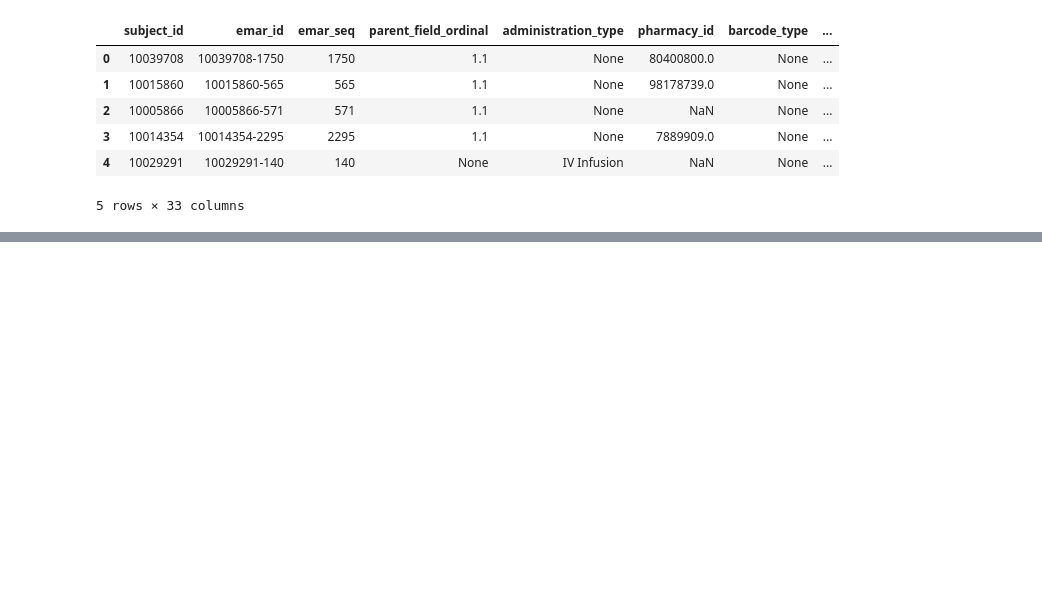
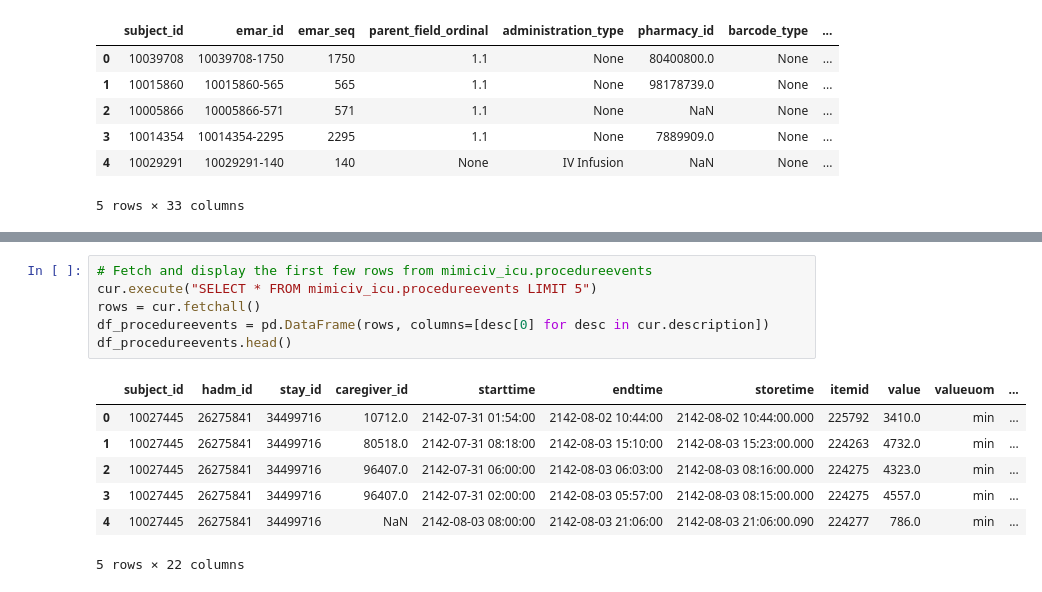
Before and after one commit to giulioelmi/AI-transfer, a Jupyter notebook: mimiciv.ipynb, the cells around one changed output, grey strips where cells are left out. Cells and saved outputs as stored; diff of their text form; blank space fills up the shorter version.

```diff
--- a/mimiciv.ipynb
+++ b/mimiciv.ipynb
@@ -81,0 +107,14 @@ df_emar_detail.head()
+# %%
+# Fetch and display the first few rows from mimiciv_icu.procedureevents
+cur.execute("SELECT * FROM mimiciv_icu.procedureevents LIMIT 5")
+rows = cur.fetchall()
+df_procedureevents = pd.DataFrame(rows, columns=[desc[0] for desc in cur.description])
+df_procedureevents.head()
+# %% [output]
+|  | subject_id | hadm_id | stay_id | caregiver_id | starttime | endtime | storetime | itemid | value | valueuom | ... |
+| 0 | 10027445 | 26275841 | 34499716 | 10712.0 | 2142-07-31 01:54:00 | 2142-08-02 10:44:00 | 2142-08-02 10:44:00.000 | 225792 | 3410.0 | min | ... |
+| 1 | 10027445 | 26275841 | 34499716 | 80518.0 | 2142-07-31 08:18:00 | 2142-08-03 15:10:00 | 2142-08-03 15:23:00.000 | 224263 | 4732.0 | min | ... |
+| 2 | 10027445 | 26275841 | 34499716 | 96407.0 | 2142-07-31 06:00:00 | 2142-08-03 06:03:00 | 2142-08-03 08:16:00.000 | 224275 | 4323.0 | min | ... |
+| 3 | 10027445 | 26275841 | 34499716 | 96407.0 | 2142-07-31 02:00:00 | 2142-08-03 05:57:00 | 2142-08-03 08:15:00.000 | 224275 | 4557.0 | min | ... |
+| 4 | 10027445 | 26275841 | 34499716 | NaN | 2142-08-03 08:00:00 | 2142-08-03 21:06:00 | 2142-08-03 21:06:00.090 | 224277 | 786.0 | min | ... |
+5 rows × 22 columns
```
Also changed, not shown: parts of 13 cells of this notebook.
